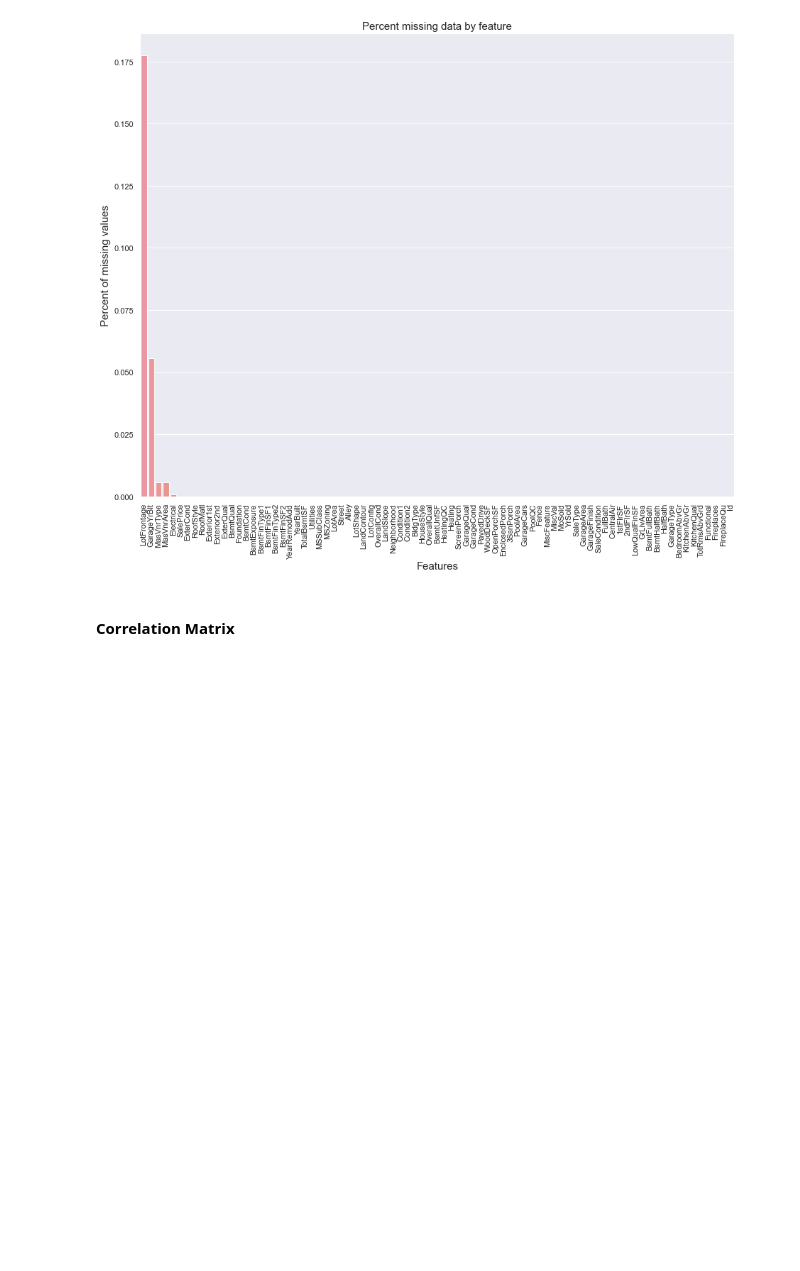
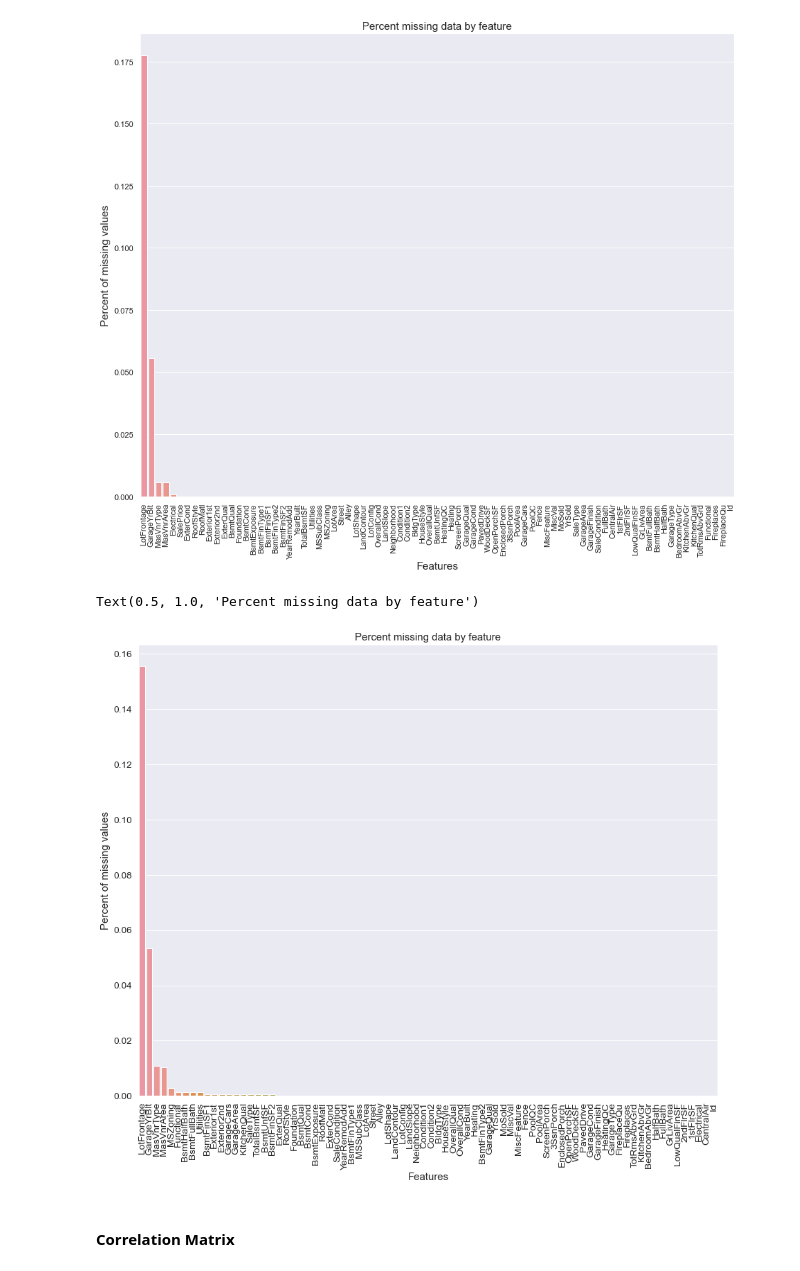
Before and after one commit to rvalusa2108/Scikit-Learn_Pipeline-House_Price_Prediction-Kaggle, a Jupyter notebook: house-prices-advanced-regression-techniques/House_Price_Prediction-AdvanceRegression.ipynb, the cells around one changed output. Saved outputs shown, nothing was run; the diff lists cells and outputs as text; code cells hidden in the pictures; blank space fills up the shorter version.

Commit message:
applied the transformations on test dataset

```diff
--- a/house-prices-advanced-regression-techniques/House_Price_Prediction-AdvanceRegression.ipynb
+++ b/house-prices-advanced-regression-techniques/House_Price_Prediction-AdvanceRegression.ipynb
@@ -36,5 +39,10 @@ set_pandas_display_options()
 # %%
 trainDf = pd.read_csv('train.csv')
 trainDf.replace("nan", np.nan, inplace=True)
-trainDf.head(5)
+
+testDf = pd.read_csv('test.csv')
+testDf.replace("nan", np.nan, inplace=True)
+
+display(trainDf.shape)
+display(testDf.shape)
 # %% [output]
@@ -137,6 +176,7 @@ def datatype_conversion(data, feat_list, conversion_type):
 
 num_to_cat = ['MSSubClass', 'MoSold', 'YrSold', 'YearBuilt', 'YearRemodAdd', 'GarageYrBlt']
 trainDf = datatype_conversion(data=trainDf, feat_list=num_to_cat, conversion_type='num_to_cat')
+testDf = datatype_conversion(data=testDf, feat_list=num_to_cat, conversion_type='num_to_cat')
 num_feat, cat_feat, text_feat, datetime_feat = dataset_datatypes_counts(data=trainDf, col_sample_size=10)
 # %% [output]
 :: dataset(DataFrame) Info ::
@@ -164,6 +204,7 @@ Numerical(32) + Categorical(46) + Text(3) + Temporal(0) = 81
 
 # Fill in NA with NoAlley in the Alley feature of the dataframe
 trainDf['Alley'].fillna(value='NoAlley', inplace=True)
+testDf['Alley'].fillna(value='NoAlley', inplace=True)
 
 # Fence: Fence quality
 #        GdPrv	Good Privacy
@@ -174,6 +215,7 @@ trainDf['Alley'].fillna(value='NoAlley', inplace=True)
 
 # Fill in NA with NoFence in the Fence feature of the dataframe
 trainDf['Fence'].fillna(value='NoFence', inplace=True)
+testDf['Fence'].fillna(value='NoFence', inplace=True)
 
 
 # FireplaceQu: Fireplace quality
@@ -186,6 +228,7 @@ trainDf['Fence'].fillna(value='NoFence', inplace=True)
 
 # Fill in NA with NoFireplace in the FireplaceQu feature of the dataframe
 trainDf['FireplaceQu'].fillna(value='NoFireplace', inplace=True)
+testDf['FireplaceQu'].fillna(value='NoFireplace', inplace=True)
 
 # GarageCond: Garage condition
 #        Ex	Excellent
@@ -197,6 +240,7 @@ trainDf['FireplaceQu'].fillna(value='NoFireplace', inplace=True)
 
 # Fill in NA with NoGarage in the GarageQual feature of the dataframe
 trainDf['GarageCond'].fillna(value='NoGarage', inplace=True)
+testDf['GarageCond'].fillna(value='NoGarage', inplace=True)
 
 # GarageType: Garage location
 #        2Types	More than one type of garage
@@ -209,6 +253,7 @@ trainDf['GarageCond'].fillna(value='NoGarage', inplace=True)
 
 # Fill in NA with NoGarage in the GarageType feature of the dataframe
 trainDf['GarageType'].fillna(value='NoGarage', inplace=True)
+testDf['GarageType'].fillna(value='NoGarage', inplace=True)
 
 # GarageFinish: Interior finish of the garage
 #        Fin	Finished
@@ -218,6 +263,7 @@ trainDf['GarageType'].fillna(value='NoGarage', inplace=True)
 
 # Fill in NA with NoGarage in the GarageFinish feature of the dataframe
 trainDf['GarageFinish'].fillna(value='NoGarage', inplace=True)
+testDf['GarageFinish'].fillna(value='NoGarage', inplace=True)
 
 # GarageQual: Garage quality
 #        Ex	Excellent
@@ -229,6 +275,7 @@ trainDf['GarageFinish'].fillna(value='NoGarage', inplace=True)
 
 # Fill in NA with NoGarage in the GarageQual feature of the dataframe
 trainDf['GarageQual'].fillna(value='NoGarage', inplace=True)
+testDf['GarageQual'].fillna(value='NoGarage', inplace=True)
 
 
 # BsmtExposure: Refers to walkout or garden level walls
@@ -240,6 +287,7 @@ trainDf['GarageQual'].fillna(value='NoGarage', inplace=True)
 
 # Fill in NA with NoBsmt in the BsmtExposure feature of the dataframe
 trainDf['BsmtExposure'].fillna(value='NoBsmt', inplace=True)
+testDf['BsmtExposure'].fillna(value='NoBsmt', inplace=True)
 
 # BsmtQual: Evaluates the height of the basement
 #        Ex	Excellent (100+ inches)
@@ -251,6 +299,7 @@ trainDf['BsmtExposure'].fillna(value='NoBsmt', inplace=True)
 
 # Fill in NA with NoBsmt in the BsmtQual feature of the dataframe
 trainDf['BsmtQual'].fillna(value='NoBsmt', inplace=True)
+testDf['BsmtQual'].fillna(value='NoBsmt', inplace=True)
 
 # BsmtCond: Evaluates the general condition of the basement
 #        Ex	Excellent
@@ -262,6 +311,7 @@ trainDf['BsmtQual'].fillna(value='NoBsmt', inplace=True)
 
 # Fill in NA with NoBsmt in the BsmtCond feature of the dataframe
 trainDf['BsmtCond'].fillna(value='NoBsmt', inplace=True)
+testDf['BsmtCond'].fillna(value='NoBsmt', inplace=True)
 
 
 # BsmtFinType1: Rating of basement finished area
@@ -275,6 +325,7 @@ trainDf['BsmtCond'].fillna(value='NoBsmt', inplace=True)
 
 # Fill in NA with NoBsmt in the BsmtFinType1 feature of the dataframe
 trainDf['BsmtFinType1'].fillna(value='NoBsmt', inplace=True)
+testDf['BsmtFinType1'].fillna(value='NoBsmt', inplace=True)
 
 
 # PoolQC: Pool quality
@@ -286,6 +337,7 @@ trainDf['BsmtFinType1'].fillna(value='NoBsmt', inplace=True)
 
 # Fill in NA with NoPool in the PoolQC feature of the dataframe
 trainDf['PoolQC'].fillna(value='NoPool', inplace=True)
+testDf['PoolQC'].fillna(value='NoPool', inplace=True)
 
 # MiscFeature: Miscellaneous feature not covered in other categories
 #        Elev	Elevator
@@ -297,6 +349,7 @@ trainDf['PoolQC'].fillna(value='NoPool', inplace=True)
 
 # Fill in NA with None in the MiscFeature feature of the dataframe
 trainDf['MiscFeature'].fillna(value='None', inplace=True)
+testDf['MiscFeature'].fillna(value='None', inplace=True)
 
 
 # BsmtFinType2: Rating of basement finished area (if multiple types)
@@ -310,6 +363,7 @@ trainDf['MiscFeature'].fillna(value='None', inplace=True)
 
 # Fill in NoBsmt with None in the BsmtFinType2 feature of the dataframe
 trainDf['BsmtFinType2'].fillna(value='NoBsmt', inplace=True)
+testDf['BsmtFinType2'].fillna(value='NoBsmt', inplace=True)
 
 
 trainDf.info()
@@ -389,3 +443,14 @@ Features with missing values : 5
 | TotalBsmtSF | 0 | 0.000 |
 | Utilities | 0 | 0.000 |
 | MSSubClass | 0 | 0.000 |
+# %%
+# List the features having missing values in test data
+test_feat_w_missing_values_list = testDf.columns[testDf.isna().any()].tolist()
+
+print(f"Test Features with missing values : {len(test_feat_w_missing_values_list)}\n\n{test_feat_w_missing_values_list}")
+
+# percentage of missing values
+test_total = testDf.isnull().sum().sort_values(ascending=False)
+test_percent = (testDf.isnull().sum()/testDf.isnull().count()).sort_values(ascending=False)
+test_missing_data = pd.concat([test_total, test_percent], axis=1, keys=['Total', 'Percent'])
+test_missing_data.head(25)
@@ -399,6 +485,16 @@ plt.title('Percent missing data by feature', fontsize=15)
 # %% [output]
 Text(0.5, 1.0, 'Percent missing data by feature')
 [figure]
+# %%
+f, ax = plt.subplots(figsize=(15, 12))
+plt.xticks(rotation='90')
+sns.barplot(x=test_missing_data.index, y=test_missing_data['Percent'])
+plt.xlabel('Features', fontsize=15)
+plt.ylabel('Percent of missing values', fontsize=15)
+plt.title('Percent missing data by feature', fontsize=15)
+# %% [output]
+Text(0.5, 1.0, 'Percent missing data by feature')
+[figure, added]
 # %% [markdown]
 #### **Correlation Matrix**
 # %%
```
Also changed, not shown: parts of 14 cells of this notebook, 7 other files.
